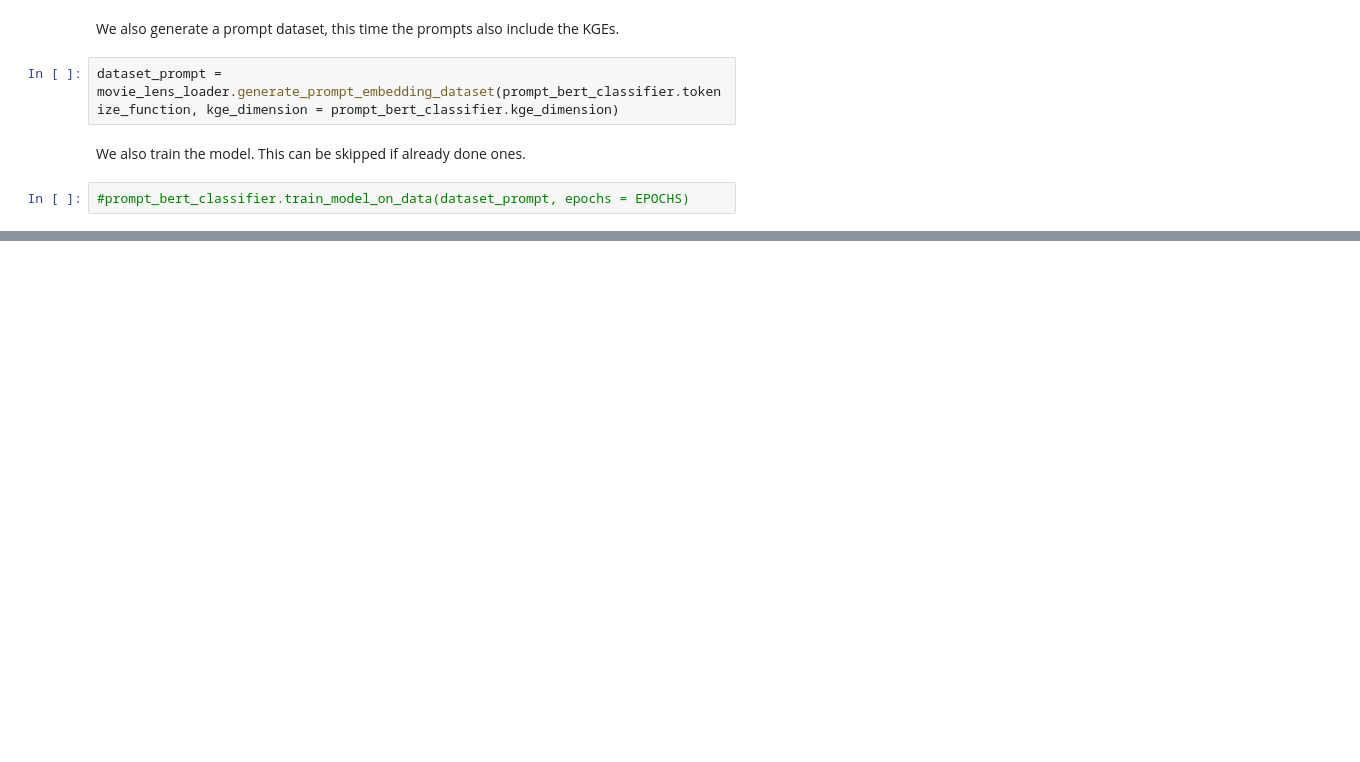
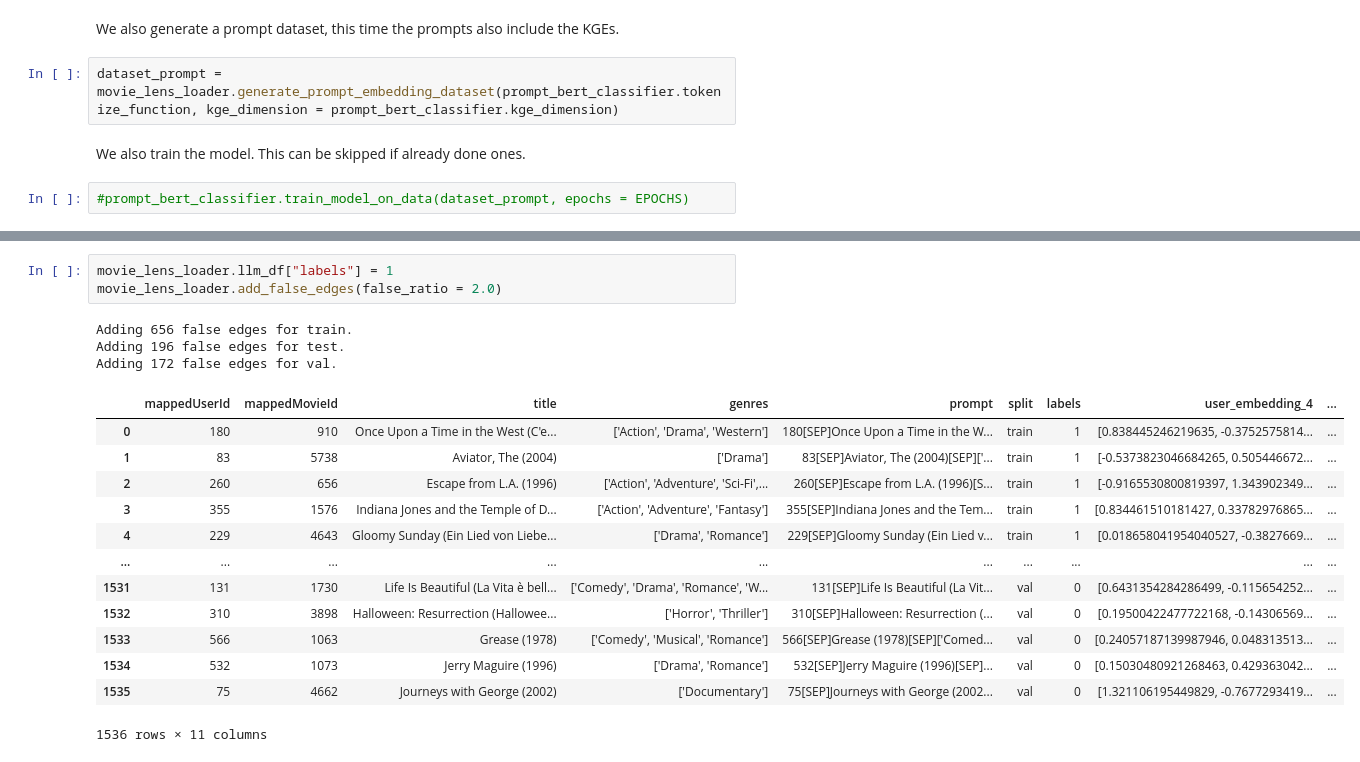
Before and after one commit to AhmadHAW/Hauptprojekt, a Jupyter notebook: training_models.ipynb, the cells around one changed output, grey strips where cells are left out. Cells and saved outputs as stored; diff of their text form; blank space fills up the shorter version.

```diff
--- a/training_models.ipynb
+++ b/training_models.ipynb
@@ -121,0 +131,20 @@ dataset_adding_embedding = movie_lens_loader.generate_adding_embedding_dataset(a
+# %%
+movie_lens_loader.llm_df["labels"] = 1
+movie_lens_loader.add_false_edges(false_ratio = 2.0)
+# %% [output]
+Adding 656 false edges for train.
+Adding 196 false edges for test.
+Adding 172 false edges for val.
+|  | mappedUserId | mappedMovieId | title | genres | prompt | split | labels | user_embedding_4 | ... |
+| 0 | 180 | 910 | Once Upon a Time in the West (C'e... | ['Action', 'Drama', 'Western'] | 180[SEP]Once Upon a Time in the W... | train | 1 | [0.838445246219635, -0.3752575814... | ... |
+| 1 | 83 | 5738 | Aviator, The (2004) | ['Drama'] | 83[SEP]Aviator, The (2004)[SEP]['... | train | 1 | [-0.5373823046684265, 0.505446672... | ... |
+| 2 | 260 | 656 | Escape from L.A. (1996) | ['Action', 'Adventure', 'Sci-Fi',... | 260[SEP]Escape from L.A. (1996)[S... | train | 1 | [-0.9165530800819397, 1.343902349... | ... |
+| 3 | 355 | 1576 | Indiana Jones and the Temple of D... | ['Action', 'Adventure', 'Fantasy'] | 355[SEP]Indiana Jones and the Tem... | train | 1 | [0.834461510181427, 0.33782976865... | ... |
+| 4 | 229 | 4643 | Gloomy Sunday (Ein Lied von Liebe... | ['Drama', 'Romance'] | 229[SEP]Gloomy Sunday (Ein Lied v... | train | 1 | [0.018658041954040527, -0.3827669... | ... |
+| ... | ... | ... | ... | ... | ... | ... | ... | ... | ... |
+| 1531 | 131 | 1730 | Life Is Beautiful (La Vita è bell... | ['Comedy', 'Drama', 'Romance', 'W... | 131[SEP]Life Is Beautiful (La Vit... | val | 0 | [0.6431354284286499, -0.115654252... | ... |
+| 1532 | 310 | 3898 | Halloween: Resurrection (Hallowee... | ['Horror', 'Thriller'] | 310[SEP]Halloween: Resurrection (... | val | 0 | [0.19500422477722168, -0.14306569... | ... |
+| 1533 | 566 | 1063 | Grease (1978) | ['Comedy', 'Musical', 'Romance'] | 566[SEP]Grease (1978)[SEP]['Comed... | val | 0 | [0.24057187139987946, 0.048313513... | ... |
+| 1534 | 532 | 1073 | Jerry Maguire (1996) | ['Drama', 'Romance'] | 532[SEP]Jerry Maguire (1996)[SEP]... | val | 0 | [0.15030480921268463, 0.429363042... | ... |
+| 1535 | 75 | 4662 | Journeys with George (2002) | ['Documentary'] | 75[SEP]Journeys with George (2002... | val | 0 | [1.321106195449829, -0.7677293419... | ... |
+1536 rows × 11 columns
```
Also changed, not shown: parts of 10 cells of this notebook, 3 other files.
